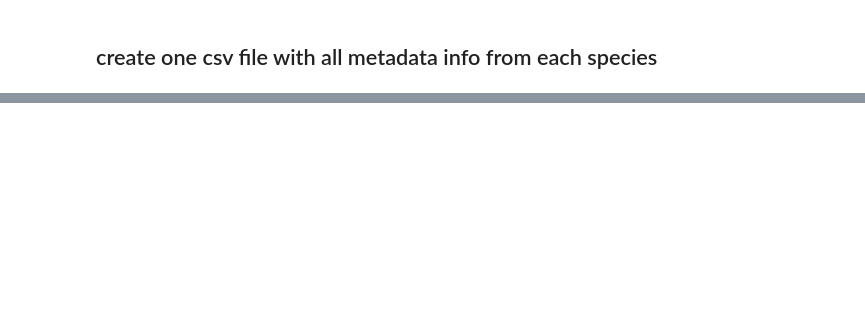
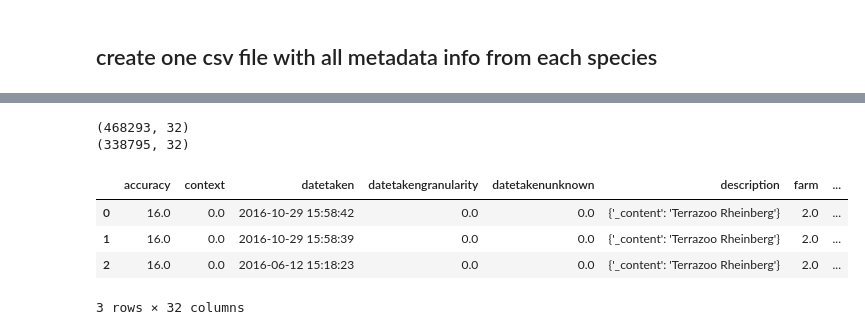
Before and after one commit to cam4ani/snakes, a Jupyter notebook: get_flickr_data.ipynb, the cells around one changed output, grey strips where cells are left out. Drawn from its saved outputs; the diff is of its cells as text; code cells hidden in the pictures; blank space fills up the shorter version.

```diff
--- a/get_flickr_data.ipynb
+++ b/get_flickr_data.ipynb
@@ -269,8 +323,16 @@ df_all.head(3)
 # %%
-df_all['img_path'] = df_all.apply(lambda x: os.path.join(folder_path,x['species'],
-                                                         x['species']+'_'+str(x['id'])+".png"), axis=1)
+df_all['img_path'] = df_all.apply(lambda x: os.path.join(path_data,x['species'],
+                                                         'flickr_'+x['species']+'_'+str(x['id'])+".png"), axis=1)
 print(df_all.shape)
 #keeping only the images we truely have
 df_all = df_all[df_all['img_path'].isin(li_flickr_images)]
 print(df_all.shape)
 df_all.head(3)
+# %% [output]
+(468293, 32)
+(338795, 32)
+|  | accuracy | context | datetaken | datetakengranularity | datetakenunknown | description | farm | ... |
+| 0 | 16.0 | 0.0 | 2016-10-29 15:58:42 | 0.0 | 0.0 | {'_content': 'Terrazoo Rheinberg'} | 2.0 | ... |
+| 1 | 16.0 | 0.0 | 2016-10-29 15:58:39 | 0.0 | 0.0 | {'_content': 'Terrazoo Rheinberg'} | 2.0 | ... |
+| 2 | 16.0 | 0.0 | 2016-06-12 15:18:23 | 0.0 | 0.0 | {'_content': 'Terrazoo Rheinberg'} | 2.0 | ... |
+3 rows × 32 columns
```
Also changed, not shown: parts of 15 cells of this notebook, 2 other files.
